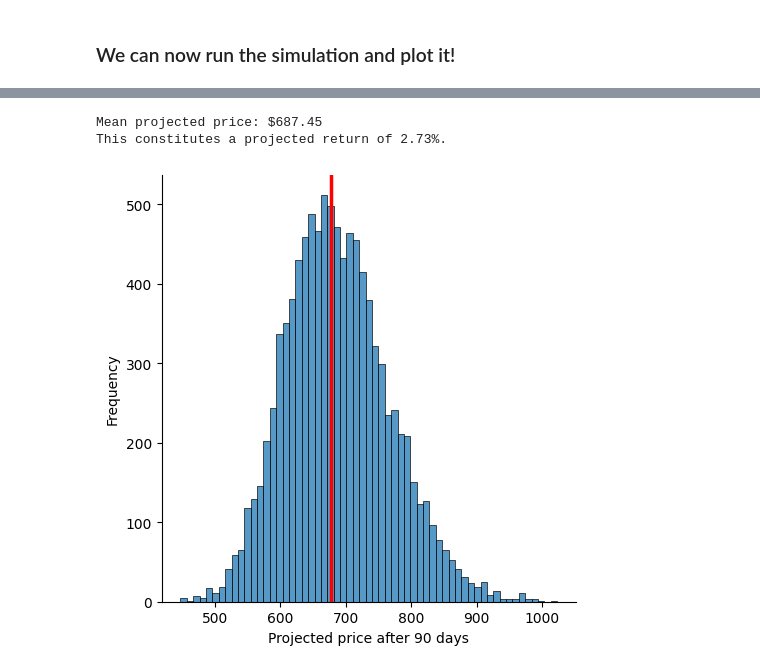
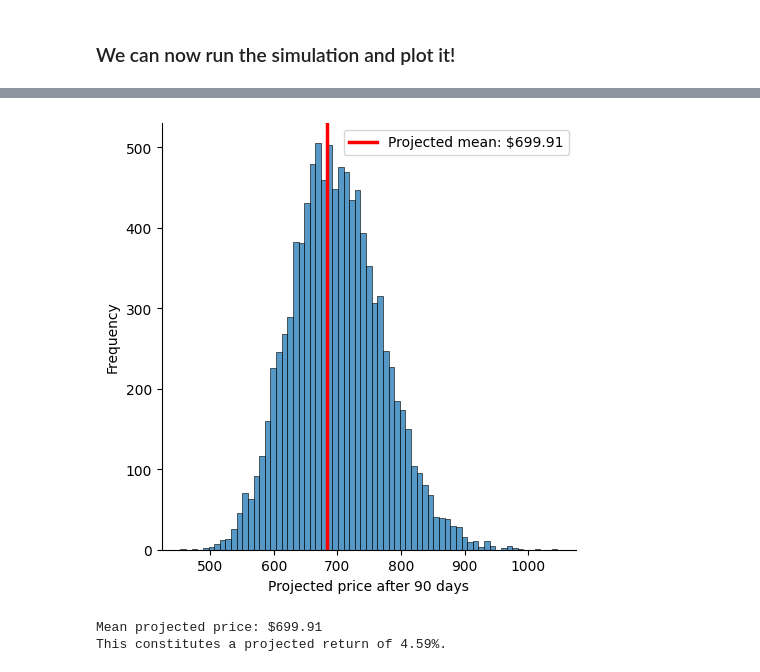
Before and after one commit to pasha112sergey/Monte-Carlo, a Jupyter notebook: optimization_comparison.ipynb, the cells around one changed output, grey strips where cells are left out. Cells and saved outputs as stored; diff of their text form; code cells hidden in the pictures.

```diff
--- a/optimization_comparison.ipynb
+++ b/optimization_comparison.ipynb
@@ -186,11 +201,13 @@ projected_price = np.mean(price_paths[-1])
 # %%
-sns.displot(pd.DataFrame(price_paths).iloc[-1])         # Plot the prices against their frequency
-plt.xlabel(f"Projected price after {forecast_period} days") # Add labels
-plt.ylabel("Frequency")                                     # Add labels
-plt.axvline(price_paths.mean(), color="red", label=projected_price, lw=2.5) # Add a mean line
+sns.displot(pd.DataFrame(price_paths).iloc[-1])                             # Plot the prices against their frequency
+plt.xlabel(f"Projected price after {forecast_period} days")                 # Add labels
+plt.ylabel("Frequency")                                                     # Add labels
+plt.axvline(price_paths.mean(), color="red", label=f"Projected mean: ${projected_price:.2f}", lw=2.5) # Add a mean line
+plt.legend()
+plt.show()
 print(f"Mean projected price: ${projected_price:.2f}")                      # Print result!
 print(f"This constitutes a projected return of {100 * (projected_price / price_paths[0][0] - 1):.2f}%.")
 # %% [output]
+[figure, new version]
-Mean projected price: $687.45
-This constitutes a projected return of 2.73%.
+Mean projected price: $699.91
+This constitutes a projected return of 4.59%.
-[figure, old version]
```
Also changed, not shown: parts of 7 cells of this notebook.
